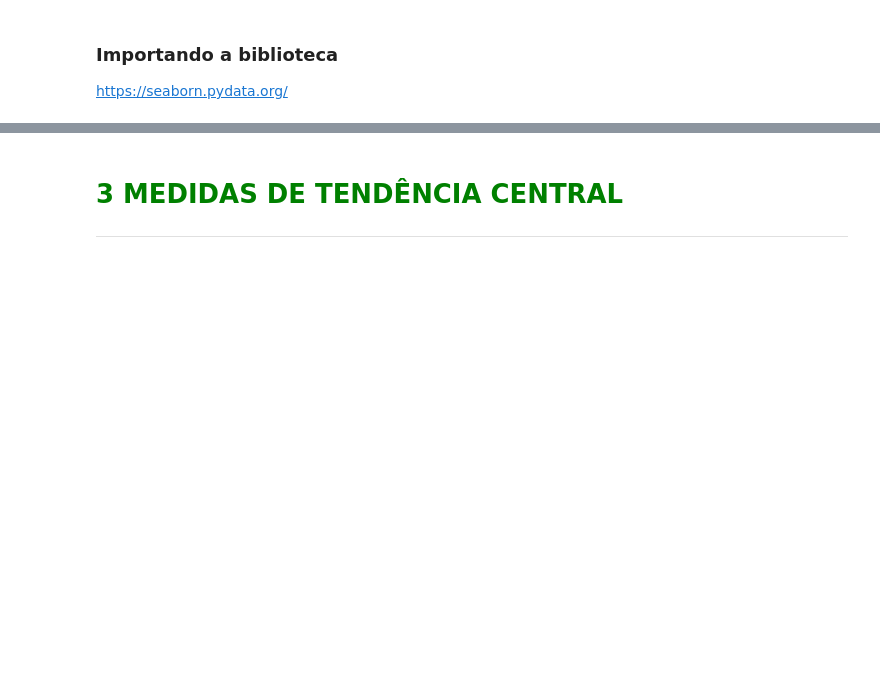
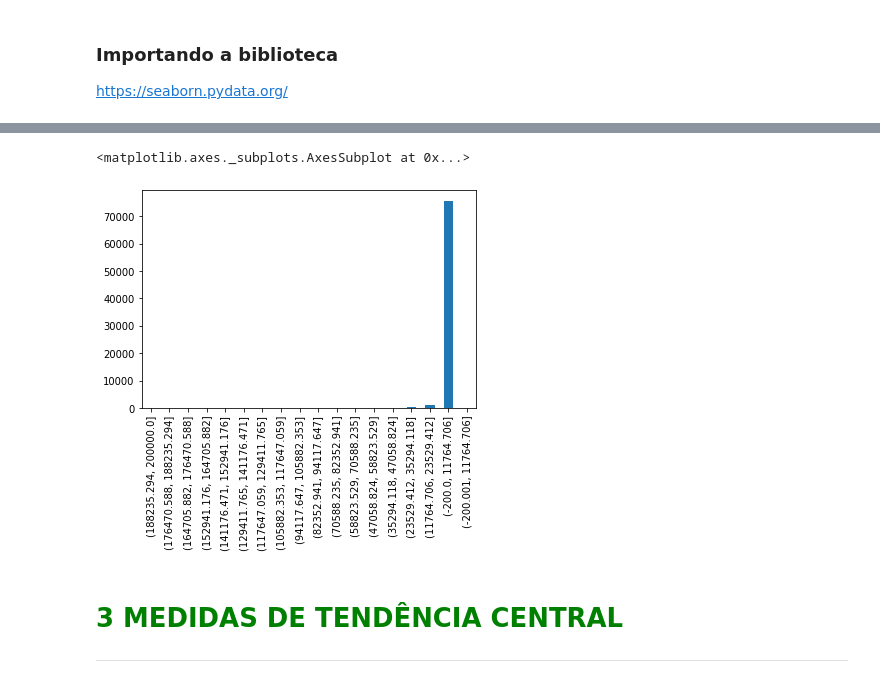
Before and after one commit to ykhost/curso_de_estatistica, a Jupyter notebook: Curso_de_Estatística_Parte_1.ipynb, the cells around one changed output, grey strips where cells are left out. Drawn from its saved outputs; the diff is of its cells as text; code cells hidden in the pictures; blank space fills up the shorter version.

```diff
--- a/Curso_de_Estatística_Parte_1.ipynb
+++ b/Curso_de_Estatística_Parte_1.ipynb
@@ -350,4 +352,4 @@ A     0.473451
 Name: Renda, dtype: float64
 # %%
 df_freq_quantitativa = pd.DataFrame({'Frequencia': frequencia, 'Porcentagem(%)':percentual})
-df_freq_quantitativa.sort_index(axis=0, ascending=False)
+df_freq_quantitativa.sort_index(axis=0, ascending=False, inplace=True)
@@ -484,3 +504,8 @@ https://seaborn.pydata.org/
+# %%
+df_freq_quantitativa['Frequencia'].plot.bar()
+# %% [output]
+<matplotlib.axes._subplots.AxesSubplot at 0x...>
+[figure, added]
 # %% [markdown]
 # <font color=green>3 MEDIDAS DE TENDÊNCIA CENTRAL</font>
 ***
```
Also changed, not shown: parts of 6 cells of this notebook.
